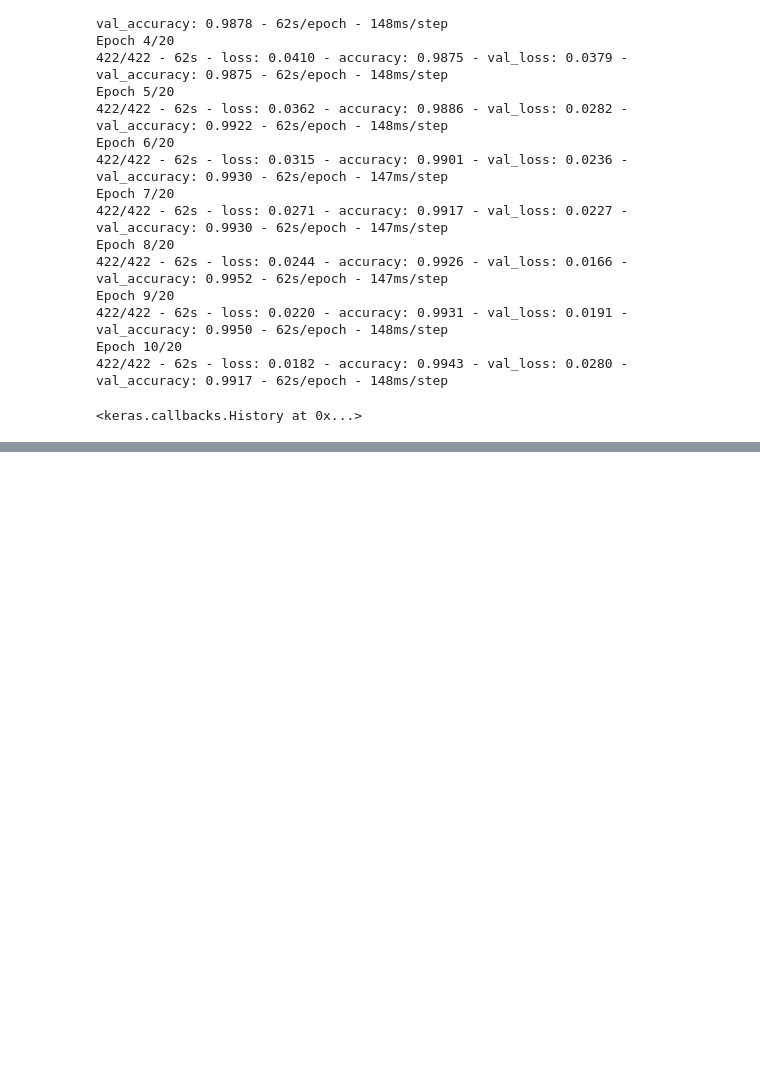
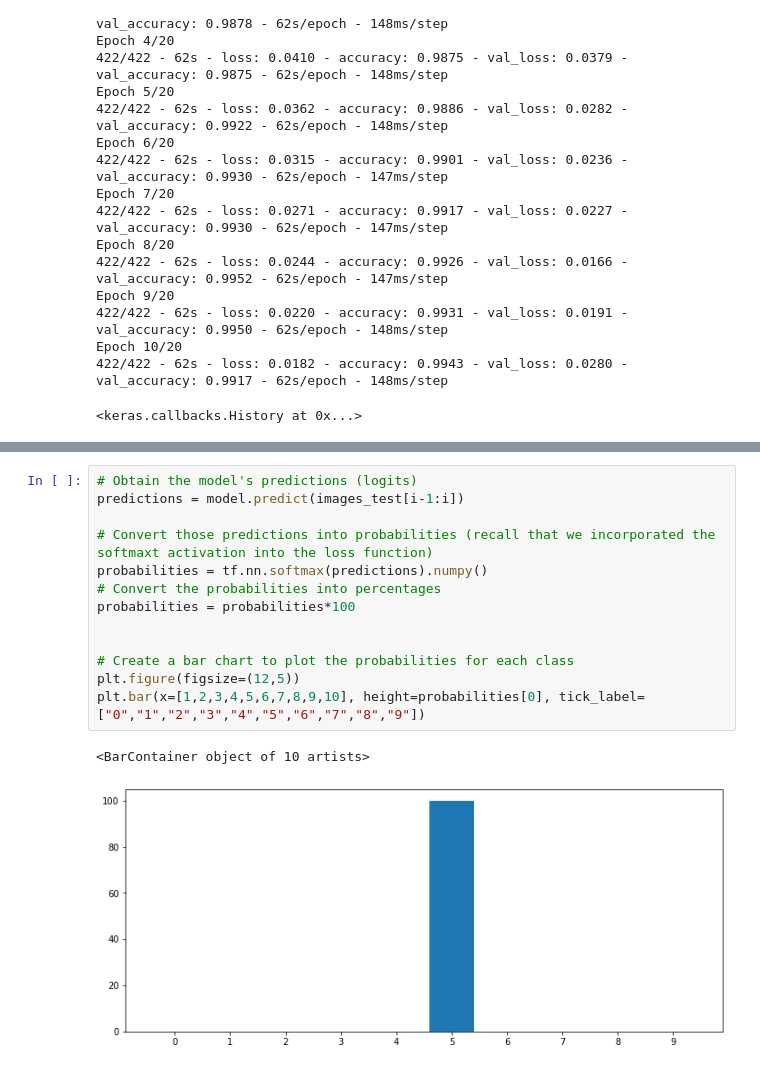
Before and after one commit to mohamed0998/CNN-MNIST-dataset-, a Jupyter notebook: mnist.ipynb, the cells around one changed output, grey strips where cells are left out. Drawn from its saved outputs; the diff is of its cells as text; blank space fills up the shorter version.

Commit message:
Testing the trained model

```diff
--- a/mnist.ipynb
+++ b/mnist.ipynb
@@ -171,0 +213,16 @@ Epoch 10/20
+# %%
+# Obtain the model's predictions (logits)
+predictions = model.predict(images_test[i-1:i])
+
+# Convert those predictions into probabilities (recall that we incorporated the softmaxt activation into the loss function)
+probabilities = tf.nn.softmax(predictions).numpy()
+# Convert the probabilities into percentages
+probabilities = probabilities*100
+
+
+# Create a bar chart to plot the probabilities for each class
+plt.figure(figsize=(12,5))
+plt.bar(x=[1,2,3,4,5,6,7,8,9,10], height=probabilities[0], tick_label=["0","1","2","3","4","5","6","7","8","9"])
+# %% [output]
+<BarContainer object of 10 artists>
+[figure, added]
```
Also changed, not shown: parts of 7 cells of this notebook.
